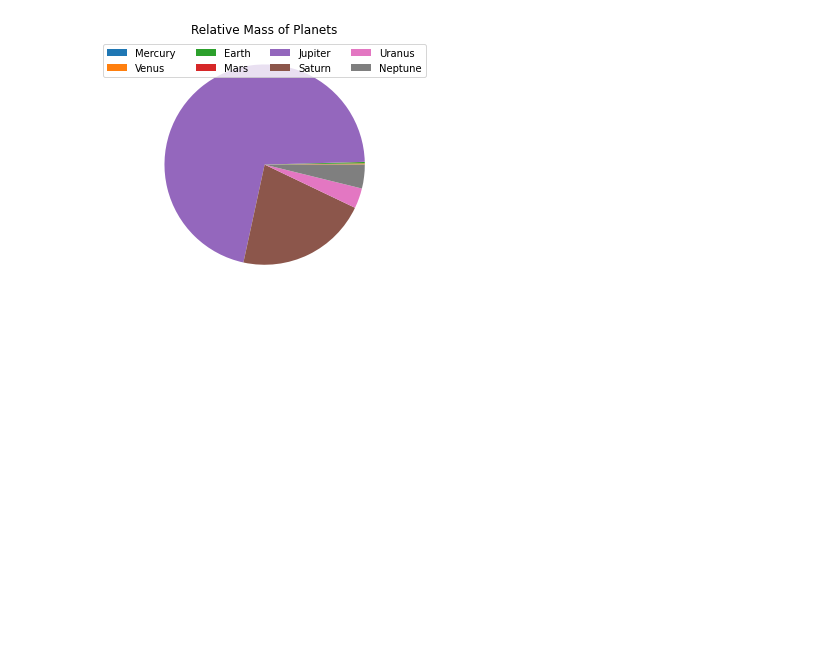
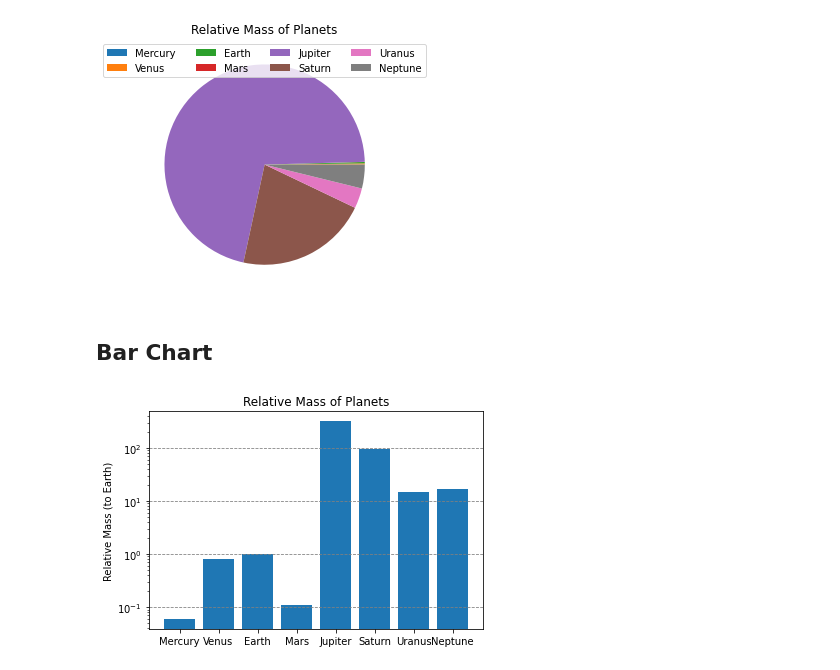
Before and after one commit to pbeens/OTF-Data-Analysis-2021-05, a Jupyter notebook: Demo_Bar_Chart_Mass_of_Planets.ipynb, the cells around one changed output. Saved outputs shown, nothing was run; the diff lists cells and outputs as text; code cells hidden in the pictures; blank space fills up the shorter version.

Commit message:
Created using Colaboratory (added matplotlib bar chart)

```diff
--- a/Demo_Bar_Chart_Mass_of_Planets.ipynb
+++ b/Demo_Bar_Chart_Mass_of_Planets.ipynb
@@ -269,3 +271,14 @@ plt.savefig("mass-of-plants_2.png")
 plt.show()
 # %% [output]
 [figure]
+# %% [markdown]
+## Bar Chart
+# %%
+plt.bar(df['Name'], df['Mass[m]'])
+plt.ylabel("Relative Mass (to Earth)")
+plt.title('Relative Mass of Planets')
+plt.yscale('log') # log y-axis
+plt.grid(color='gray', linestyle='dashed', axis='y')
+plt.show()
+# %% [output]
+[figure, added]
```
Also changed, not shown: parts of 3 cells of this notebook.
